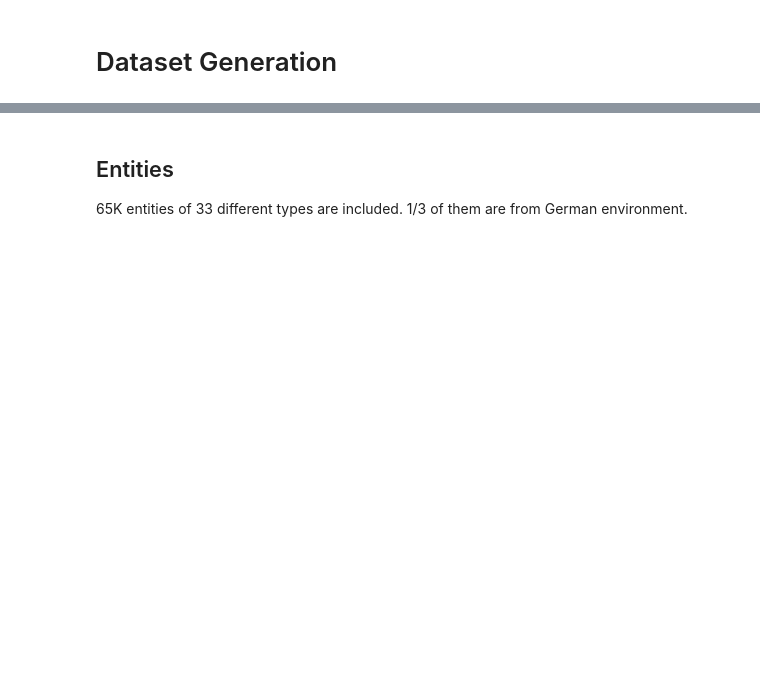
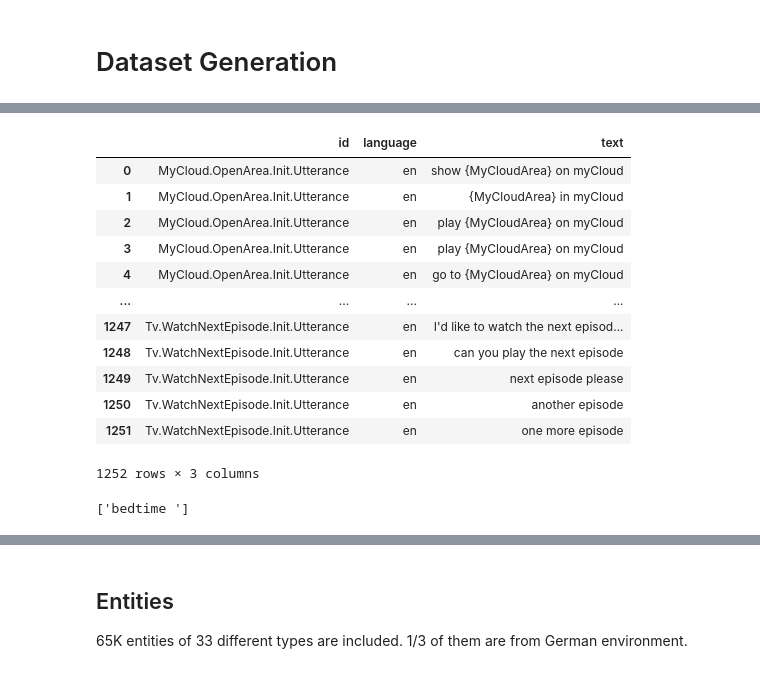
Before and after one commit to sting1000/generator, a Jupyter notebook: explore.ipynb, the cells around one changed output, grey strips where cells are left out. Drawn from its saved outputs; the diff is of its cells as text; code cells hidden in the pictures; blank space fills up the shorter version.

```diff
--- a/explore.ipynb
+++ b/explore.ipynb
@@ -28,3 +32,14 @@ extra_num_size = config['extra_num_size']
 
 templates = pd.read_json(data_dir / templates_filename)[['id'] + languages]
 entities = pd.read_json(data_dir / entities_filename)
+# %%
+gen = Generator(templates=templates, entities=entities)
+df_temp = pd.DataFrame(columns=["id", "language", "text"])
+for tem_id in templates.id:
+    for lan in languages:
+        for text in gen.get_templates(tem_id, lan):
+            df_temp = df_temp.append({
+                "id": tem_id,
+                "language": lan,
+                "text": text
+            }, ignore_index=True)
@@ -30,0 +113,25 @@ entities = pd.read_json(data_dir / entities_filename)
+# %%
+df_temp = pd.DataFrame(columns=["id", "language", "text"])
+for tem_id in templates.id:
+    for lan in languages:
+        for text in gen.get_templates(tem_id, lan):
+            df_temp = df_temp.append({
+                 "id": tem_id,
+                 "language": lan,
+                 "text":  text
+                  }, ignore_index=True)
+df_temp
+# %% [output]
+|  | id | language | text |
+| 0 | MyCloud.OpenArea.Init.Utterance | en | show {MyCloudArea} on myCloud |
+| 1 | MyCloud.OpenArea.Init.Utterance | en | {MyCloudArea} in myCloud |
+| 2 | MyCloud.OpenArea.Init.Utterance | en | play {MyCloudArea} on myCloud |
+| 3 | MyCloud.OpenArea.Init.Utterance | en | play {MyCloudArea} on myCloud |
+| 4 | MyCloud.OpenArea.Init.Utterance | en | go to {MyCloudArea} on myCloud |
+| ... | ... | ... | ... |
+| 1247 | Tv.WatchNextEpisode.Init.Utterance | en | I'd like to watch the next episod... |
+| 1248 | Tv.WatchNextEpisode.Init.Utterance | en | can you play the next episode |
+| 1249 | Tv.WatchNextEpisode.Init.Utterance | en | next episode please |
+| 1250 | Tv.WatchNextEpisode.Init.Utterance | en | another episode |
+| 1251 | Tv.WatchNextEpisode.Init.Utterance | en | one more episode |
+1252 rows × 3 columns
@@ -30,0 +140,4 @@ entities = pd.read_json(data_dir / entities_filename)
+# %%
+[]+['bedtime ']
+# %% [output]
+['bedtime ']
```
Also changed, not shown: parts of 26 cells of this notebook, 28 other files.
